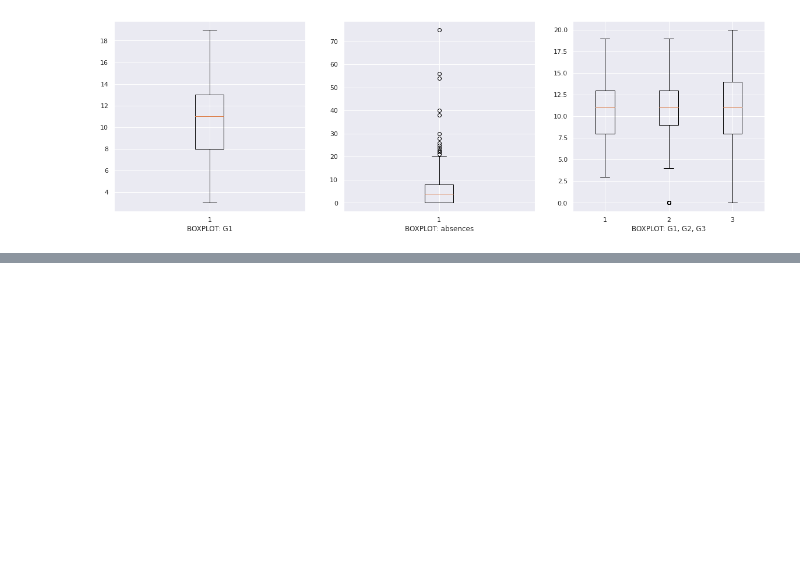
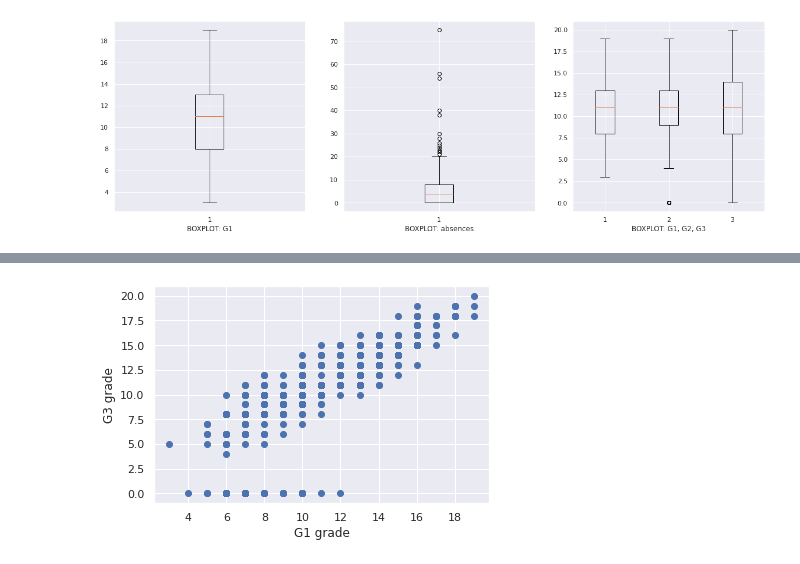
Before and after one commit to MMM-Sci/python_prac, a Jupyter notebook: CH3_DescriptiveStatistics.ipynb, the cells around one changed output, grey strips where cells are left out. Drawn from its saved outputs; the diff is of its cells as text; code cells hidden in the pictures; blank space fills up the shorter version.

```diff
--- a/CH3_DescriptiveStatistics.ipynb
+++ b/CH3_DescriptiveStatistics.ipynb
@@ -202,0 +226,10 @@ plt.show()
+# %%
+# p.89
+
+plt.plot(student_data_math['G1'], student_data_math['G3'], 'o')
+
+plt.ylabel('G3 grade')
+plt.xlabel('G1 grade')
+plt.grid(True)
+# %% [output]
+[figure, added]
```
Also changed, not shown: parts of 13 cells of this notebook.
